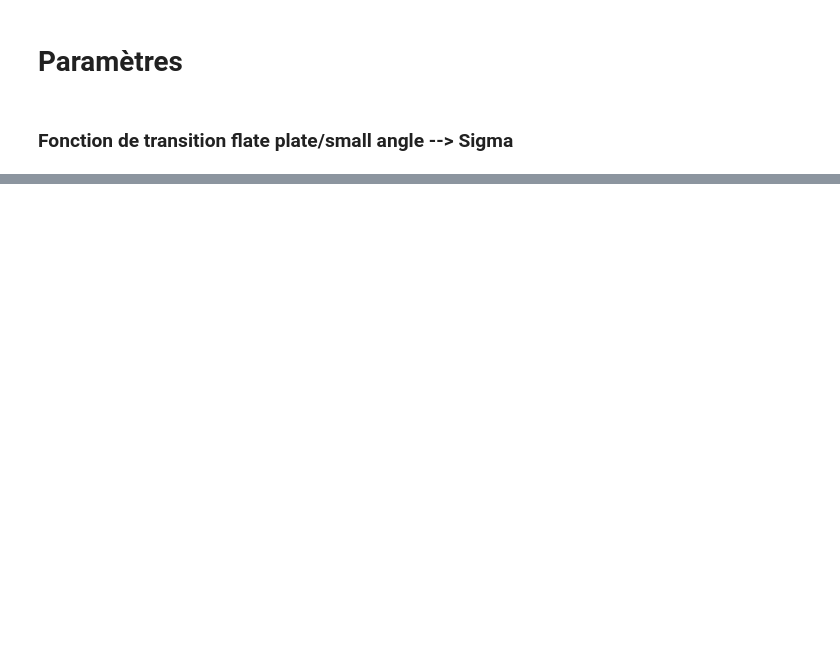
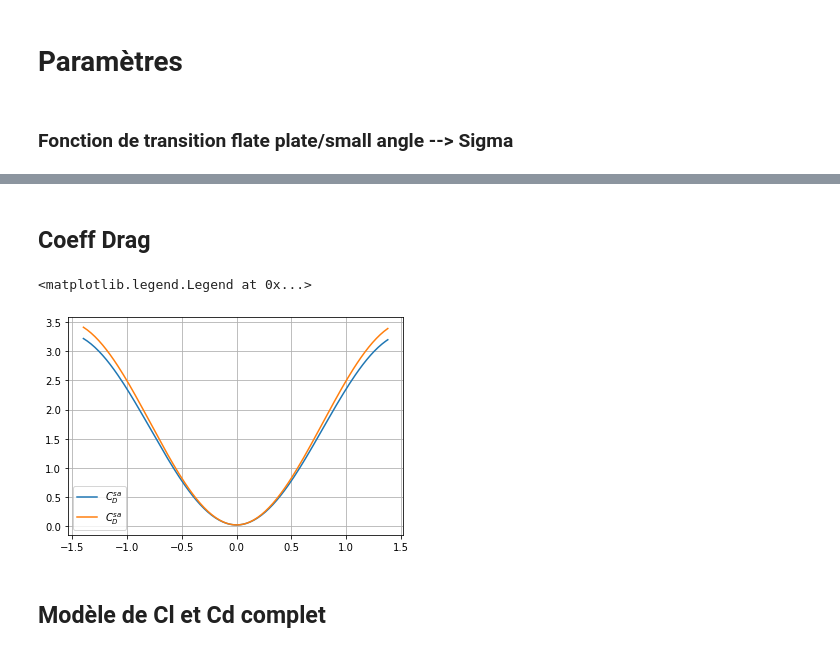
Before and after one commit to altlnt/Avion-Simulation-Identification, a Jupyter notebook: coef_aero.ipynb, the cells around one changed output, grey strips where cells are left out. Cells and saved outputs as stored; diff of their text form; code cells hidden in the pictures; blank space fills up the shorter version.

```diff
--- a/coef_aero.ipynb
+++ b/coef_aero.ipynb
@@ -68,0 +135,12 @@ CD_function = lambdify((CD_0_fp, CD_0_sa, CD_1_sa, CD_1_fp, sigma, alpha, alpha_
+# %% [markdown]
+## Coeff Drag
+# %%
+plt.plot(a,CD_sa_function(CD0sa, CD1sa, a, alpha0, d, k0) ,label=r'$C_D^{sa}$')
+plt.plot(a , CD_fp_function(CD0fp, CD1fp, a, alpha0) , label=r'$C_D^{sa}$')
+plt.grid()
+plt.legend()
+# %% [output]
+<matplotlib.legend.Legend at 0x...>
+[figure, added]
+# %% [markdown]
+## Modèle de Cl et Cd complet
```
Also changed, not shown: parts of 22 cells of this notebook.
